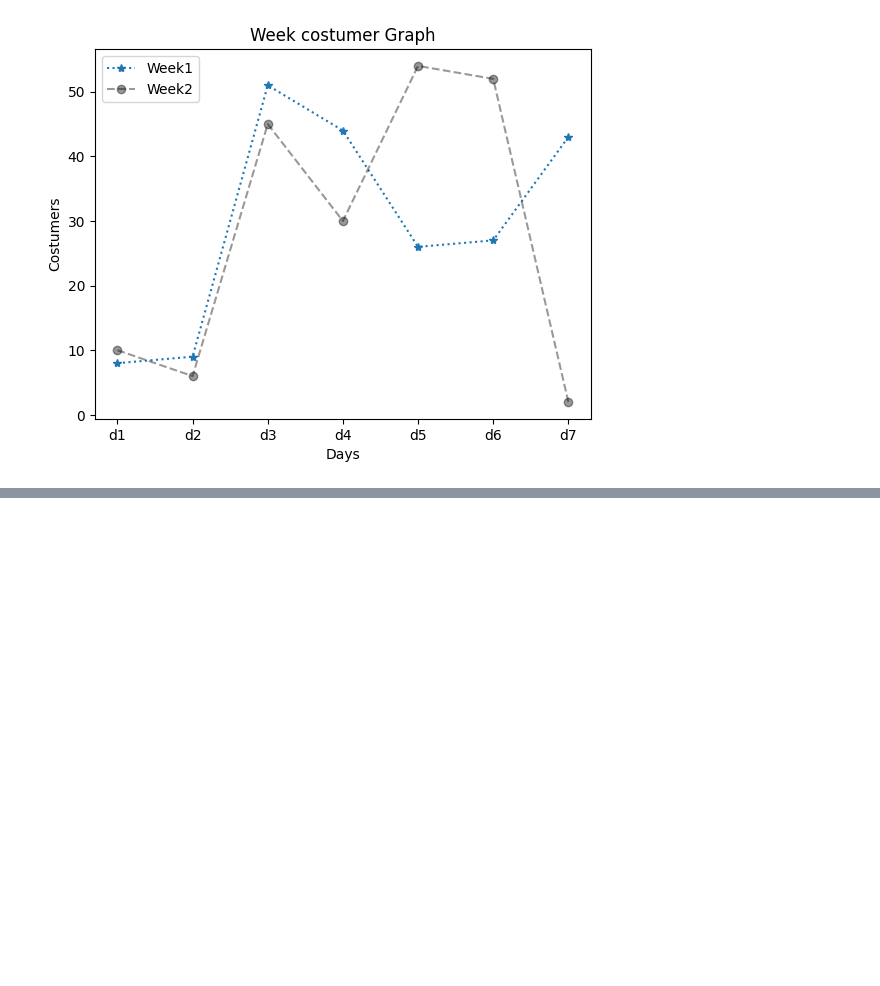
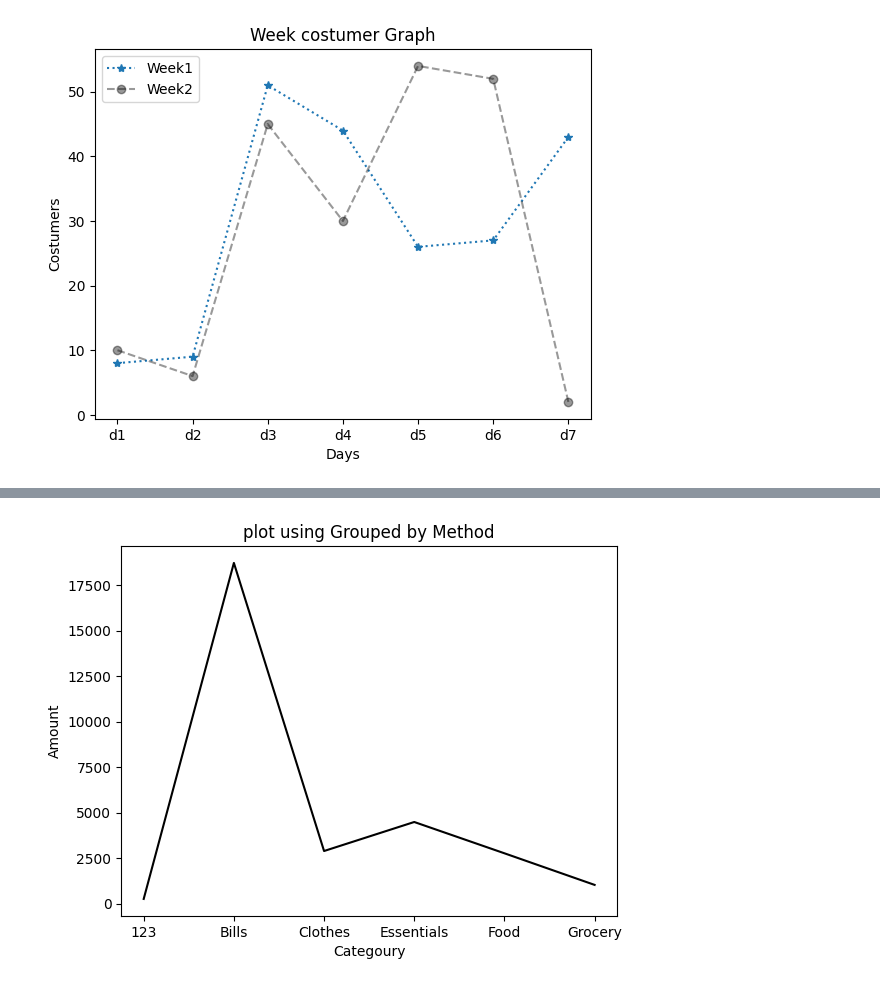
Before and after one commit to anshul02414/Pythondaily, a Jupyter notebook: Matplotlib/LinePlot.ipynb, the cells around one changed output, grey strips where cells are left out. Cells and saved outputs as stored; diff of their text form; code cells hidden in the pictures; blank space fills up the shorter version.

```diff
--- a/Matplotlib/LinePlot.ipynb
+++ b/Matplotlib/LinePlot.ipynb
@@ -17,0 +92,2 @@ plt.show()
+# %%
+grp = df.groupby("Category")["Amount"].sum()
@@ -17,0 +105,9 @@ plt.show()
+# %%
+plt.plot(grp.index, grp.values, color="black")
+plt.title("plot using Grouped by Method")
+plt.xlabel("Categoury")
+plt.ylabel("Amount")
+
+plt.show()
+# %% [output]
+[figure, added]
```
Also changed, not shown: parts of 14 cells of this notebook, 1 other file.
